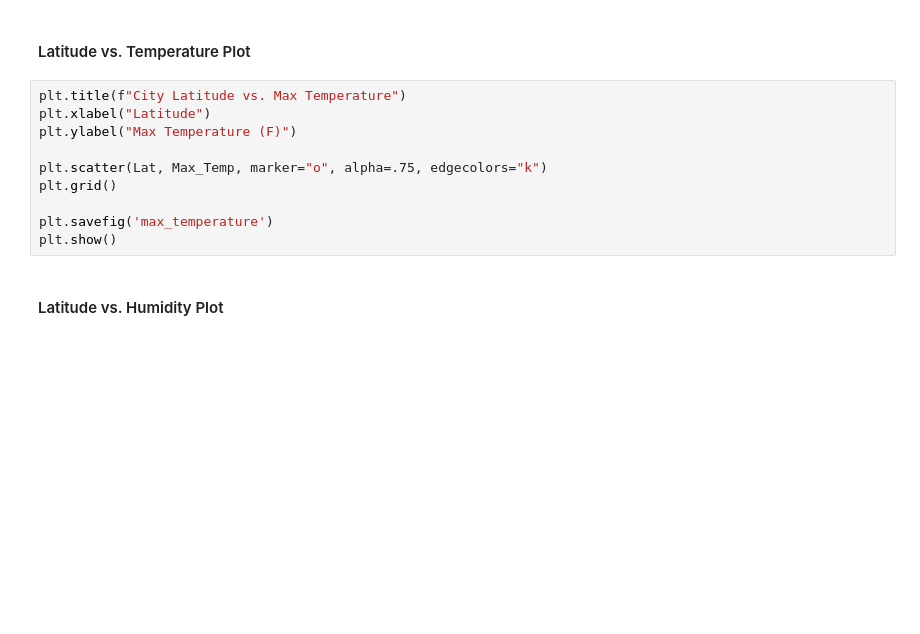
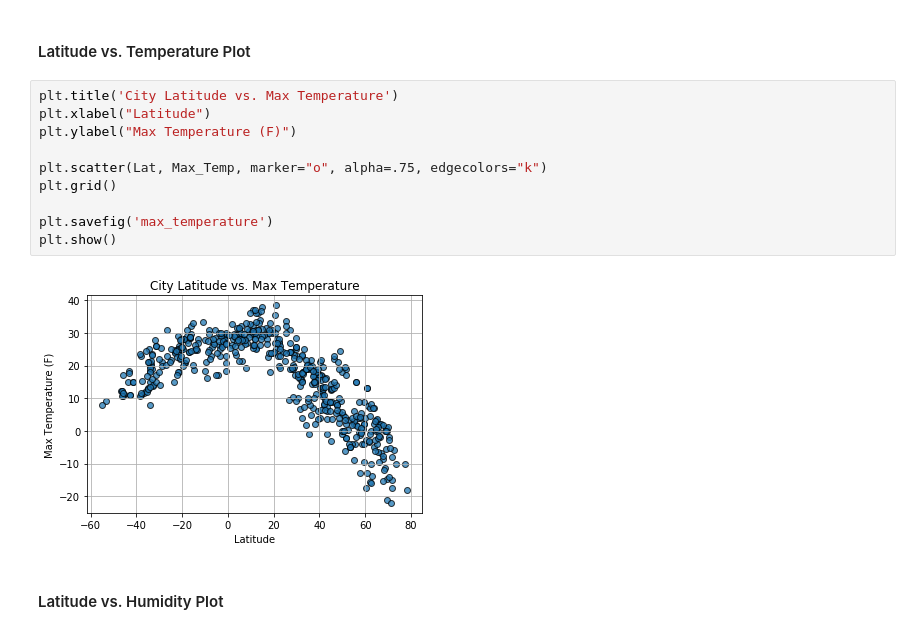
Before and after one commit to hastipatel14395/Python_API_Challenge, a Jupyter notebook: Instructions/starter_code/WeatherPy.ipynb, the cells around one changed output. Saved outputs shown, nothing was run; the diff lists cells and outputs as text; blank space fills up the shorter version.

```diff
--- a/Instructions/starter_code/WeatherPy.ipynb
+++ b/Instructions/starter_code/WeatherPy.ipynb
@@ -179,15 +190,17 @@ weather_data.head()
 # %% [markdown]
 #### Latitude vs. Temperature Plot
 # %%
-plt.title(f"City Latitude vs. Max Temperature")
+plt.title('City Latitude vs. Max Temperature')
 plt.xlabel("Latitude")
 plt.ylabel("Max Temperature (F)")
 
 plt.scatter(Lat, Max_Temp, marker="o", alpha=.75, edgecolors="k")
 plt.grid()
 
 plt.savefig('max_temperature')
 plt.show()
+# %% [output]
+[figure, added]
 # %% [markdown]
 #### Latitude vs. Humidity Plot
 # %%
```
Also changed, not shown: parts of 22 cells of this notebook, 7 other files.
